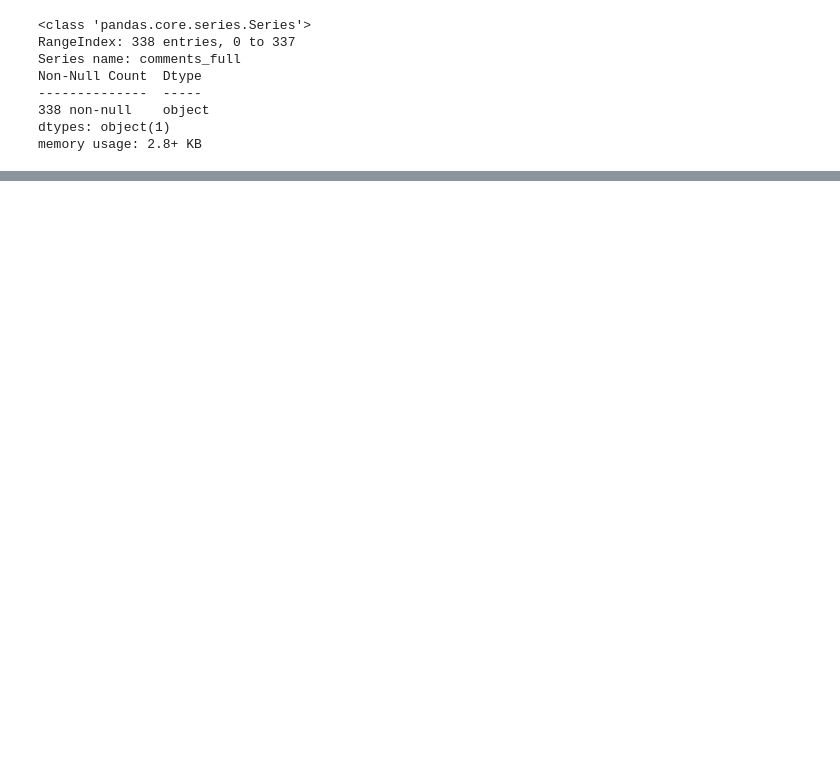
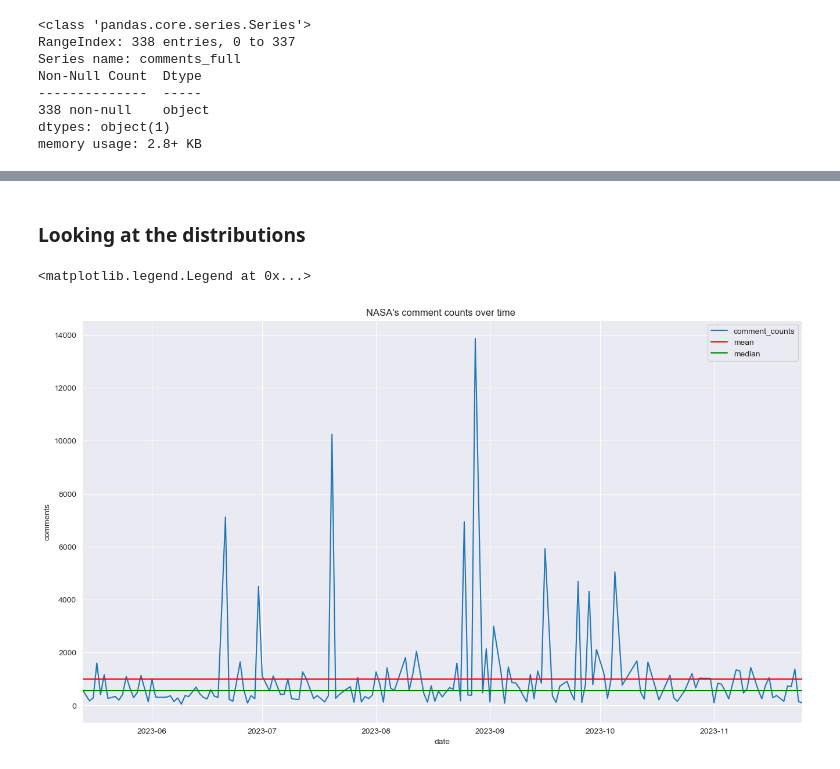
Before and after one commit to kanawanttotimetravel/AIT2003-final-project, a Jupyter notebook: NASA_cleansing.ipynb, the cells around one changed output, grey strips where cells are left out. Drawn from its saved outputs; the diff is of its cells as text; code cells hidden in the pictures; blank space fills up the shorter version.

```diff
--- a/NASA_cleansing.ipynb
+++ b/NASA_cleansing.ipynb
@@ -71,3 +75,4 @@ memory usage: 26.5+ KB
 # %%
 NASA_final_df['time'] = pd.to_datetime(NASA_final_df['time'])
-NASA_final_df['time'].info()
+NASA_final_df['date'] = NASA_final_df['time'].dt.date
+NASA_final_df['hours'] = NASA_final_df['time'].dt.hour
@@ -130,0 +150,3 @@ NASA_final_df.to_csv('Data/NASA_final.csv',index=False)
+# %%
+NASA = NASA_final_df
+NASA.info()
@@ -130,0 +177,4 @@ NASA_final_df.to_csv('Data/NASA_final.csv',index=False)
+# %%
+date_related = NASA[['date', 'comments', 'shares', 'reaction_count']]
+date_related = pd.DataFrame(date_related.groupby(['date']).sum())
+date_related
@@ -130,0 +196,23 @@ NASA_final_df.to_csv('Data/NASA_final.csv',index=False)
+# %% [markdown]
+### Looking at the distributions
+# %%
+# The beginning and the end of all the date
+begin_date = date_related.index[0]
+end_date = date_related.index[-1]
+# %%
+fig, ax = plt.subplots(figsize=(16, 9))
+
+sns.lineplot(data=date_related['comments'], ax = ax)
+
+mean_comment = date_related['comments'].mean()
+med_comment = date_related['comments'].median()
+
+plt.axhline(y=mean_comment, color='red')
+plt.axhline(y=med_comment, color='green')
+
+plt.xlim(begin_date,end_date)
+plt.title('NASA\'s comment counts over time ')
+plt.legend(labels=['comment_counts', 'mean', 'median'])
+# %% [output]
+<matplotlib.legend.Legend at 0x...>
+[figure, added]
```
Also changed, not shown: parts of 31 cells of this notebook.
